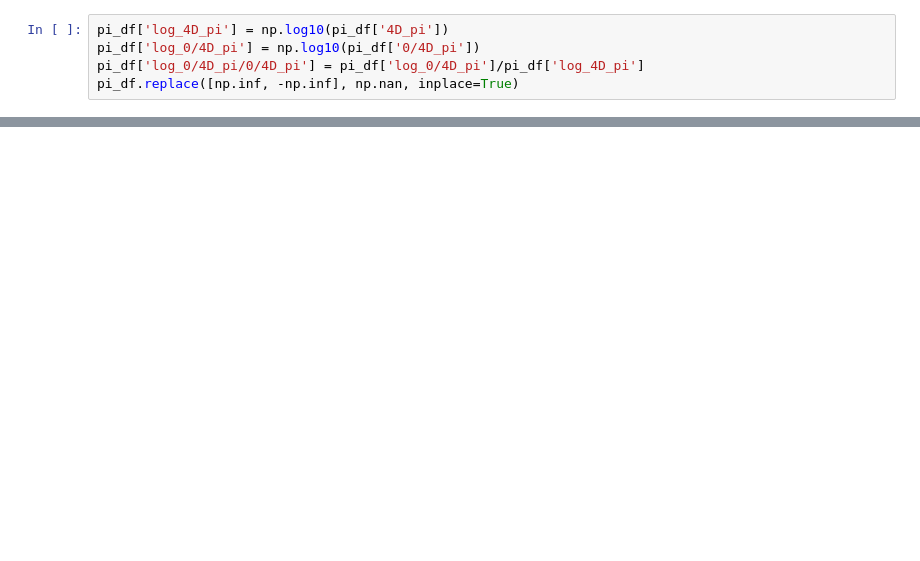
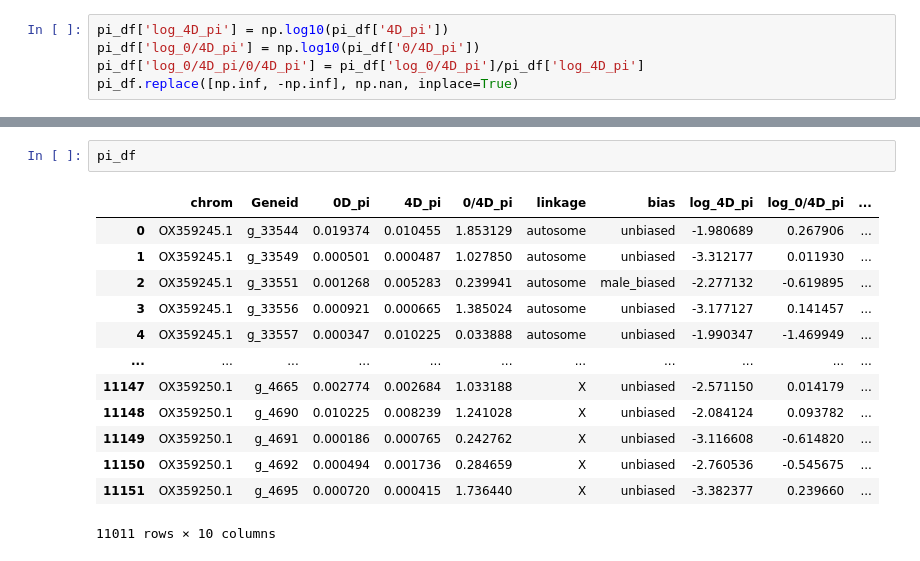
Before and after one commit to samebdon/springtail_haploid_selection, a Jupyter notebook: scripts/SBG_exploration.ipynb, the cells around one changed output, grey strips where cells are left out. Cells and saved outputs as stored; diff of their text form; blank space fills up the shorter version.

```diff
--- a/scripts/SBG_exploration.ipynb
+++ b/scripts/SBG_exploration.ipynb
@@ -767,0 +785,16 @@ axs.axvline(x=pi_df['log_0/4D_pi/0/4D_pi'].mean(), color = 'black')
+# %%
+pi_df
+# %% [output]
+|  | chrom | Geneid | 0D_pi | 4D_pi | 0/4D_pi | linkage | bias | log_4D_pi | log_0/4D_pi | ... |
+| 0 | OX359245.1 | g_33544 | 0.019374 | 0.010455 | 1.853129 | autosome | unbiased | -1.980689 | 0.267906 | ... |
+| 1 | OX359245.1 | g_33549 | 0.000501 | 0.000487 | 1.027850 | autosome | unbiased | -3.312177 | 0.011930 | ... |
+| 2 | OX359245.1 | g_33551 | 0.001268 | 0.005283 | 0.239941 | autosome | male_biased | -2.277132 | -0.619895 | ... |
+| 3 | OX359245.1 | g_33556 | 0.000921 | 0.000665 | 1.385024 | autosome | unbiased | -3.177127 | 0.141457 | ... |
+| 4 | OX359245.1 | g_33557 | 0.000347 | 0.010225 | 0.033888 | autosome | unbiased | -1.990347 | -1.469949 | ... |
+| ... | ... | ... | ... | ... | ... | ... | ... | ... | ... | ... |
+| 11147 | OX359250.1 | g_4665 | 0.002774 | 0.002684 | 1.033188 | X | unbiased | -2.571150 | 0.014179 | ... |
+| 11148 | OX359250.1 | g_4690 | 0.010225 | 0.008239 | 1.241028 | X | unbiased | -2.084124 | 0.093782 | ... |
+| 11149 | OX359250.1 | g_4691 | 0.000186 | 0.000765 | 0.242762 | X | unbiased | -3.116608 | -0.614820 | ... |
+| 11150 | OX359250.1 | g_4692 | 0.000494 | 0.001736 | 0.284659 | X | unbiased | -2.760536 | -0.545675 | ... |
+| 11151 | OX359250.1 | g_4695 | 0.000720 | 0.000415 | 1.736440 | X | unbiased | -3.382377 | 0.239660 | ... |
+11011 rows × 10 columns
```
Also changed, not shown: parts of 24 cells of this notebook, 3 other files.
